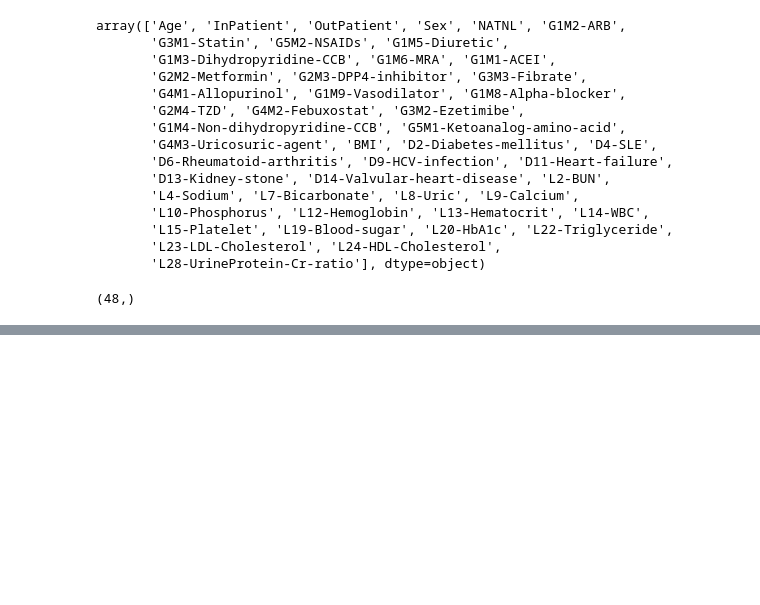
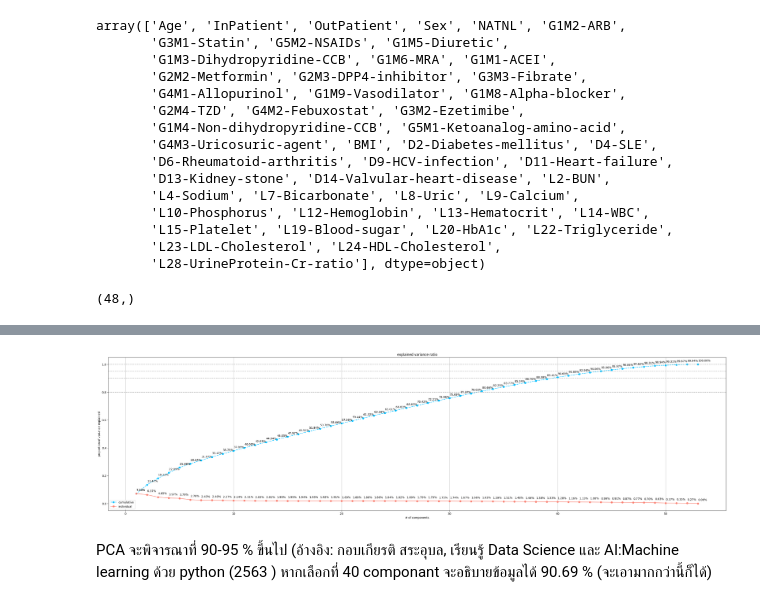
Before and after one commit to Aomaphisara/ULckdresearch2023, a Jupyter notebook: LassoRegression_Feature_Importance.ipynb, the cells around one changed output, grey strips where cells are left out. Cells and saved outputs as stored; diff of their text form; code cells hidden in the pictures; blank space fills up the shorter version.

Commit message:
Feature_Importance ---> PCA

```diff
--- a/LassoRegression_Feature_Importance.ipynb
+++ b/LassoRegression_Feature_Importance.ipynb
@@ -255,0 +306,13 @@ selected_features.shape
+# %%
+#คอลัมน์ที่ได้จากการหา Feature Importance ของ slope 28 feature มาใช้ในการทำ PCA
+slope = [ 'Age', 'InPatient', 'Sex', 'G1M5-Diuretic', 'G1M6-MRA',
+       'G2M2-Metformin', 'G3M3-Fibrate', 'G2M5-SGLT2i',
+       'G4M1-Allopurinol', 'G4M2-Febuxostat',
+       'G5M1-Ketoanalog-amino-acid', 'D1-Hypertension', 'D4-SLE',
+       'D6-Rheumatoid-arthritis', 'D12-Thalassemia',
+       'D15-Solid-malignancy', 'L2-BUN', 'L6-Chloride', 'L7-Bicarbonate',
+       'L8-Uric', 'L9-Calcium', 'L10-Phosphorus', 'L15-Platelet',
+       'L19-Blood-sugar', 'L20-HbA1c', 'L22-Triglyceride',
+       'L23-LDL-Cholesterol', 'L28-UrineProtein-Cr-ratio']
+slope = df[slope]
+slope.head()
@@ -255,0 +466,7 @@ selected_features.shape
+# %%
+pca = PCA() #ไม่ได้กำหนดจำนวน components ที่ต้องการ
+pca.fit_transform(scale_data)
+
+print(f'explained_variance  = {pca.explained_variance_}') # Eigenvalues
+print(f'explained_variance_ratio  = {pca.explained_variance_ratio_}') #แต่ละ component อธิบาย varience ได้เท่าไหร่
+print(f'sum explained_variance_ratio = {np.sum(pca.explained_variance_ratio_)}')
@@ -255,0 +493,48 @@ selected_features.shape
+# %%
+# ในส่วนที่ทำ Scree Plot
+def scree_plot(X, n_components, with_cumulative=False, show_data_label=False, figsize=(40, 10)):
+    '''
+    PCA scree plot with cumulative
+    '''
+    scaler = StandardScaler()
+    X_t = scaler.fit_transform(X)
+
+    max_components = min(X.shape)
+    x = np.arange(1, n_components + 1)
+    pca = PCA(n_components=max_components)
+    pca.fit_transform(X_t)
+    y1 = pca.explained_variance_ratio_[:n_components]
+    y2 = np.cumsum(pca.explained_variance_ratio_)[:n_components]
+
+    plt.figure(figsize=figsize)
+
+    if n_components > 20:
+        marker = None
+    else:
+        marker = 'o'
+    if with_cumulative:
+        plt.plot(x, y2, linestyle='--', marker='o', label='cumulative', color='deepskyblue')
+
+    plt.plot(x, y1, linestyle='-', marker='o', label='individual', color='salmon')
+    plt.title('explained variance ratio')
+    plt.xlabel('# of components')
+    plt.ylabel('proportion of variance explained')
+    plt.legend()
+    if with_cumulative:
+        [plt.axhline(y=xl, color='.7', linestyle='--') for xl in [.8, .9, .95, 1]]
+    plt.grid(axis='x')
+
+    if show_data_label:
+        for n, v, cv in zip(np.nditer(x, flags=['refs_ok']),
+                            np.nditer(y1, flags=['refs_ok']),
+                            np.nditer(y2, flags=['refs_ok'])):
+            plt.text(n + .02, v + .02, f'{v * 100:.2f}%', fontsize=10)
+            if with_cumulative:
+                plt.text(n + .02, cv + .02, f'{cv * 100:.2f}%', fontsize=10)
+
+    plt.show()
+scree_plot(scale_data, n_components=53, with_cumulative=True, show_data_label=True)
+# %% [output]
+[figure, added]
+# %% [markdown]
+PCA จะพิจารณาที่ 90-95 % ขึ้นไป (อ้างอิง: กอบเกียรติ สระอุบล, เรียนรู้ Data Science และ AI:Machine learning ด้วย python (2563 ) หากเลือกที่ 40 componant จะอธิบายข้อมูลได้ 90.69 % (จะเอามากกว่านี้ก็ได้)
```
Also changed, not shown: parts of 24 cells of this notebook.
